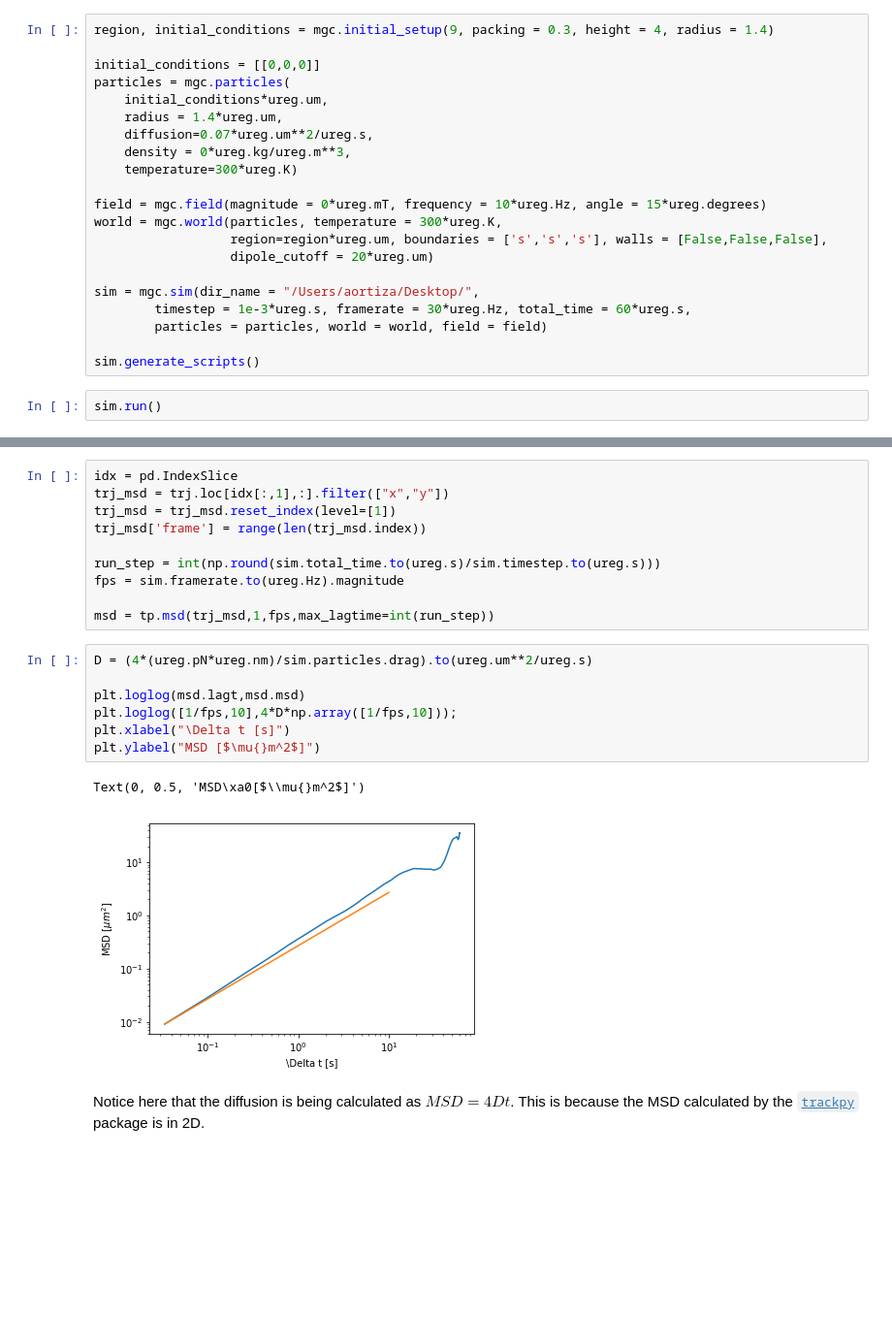
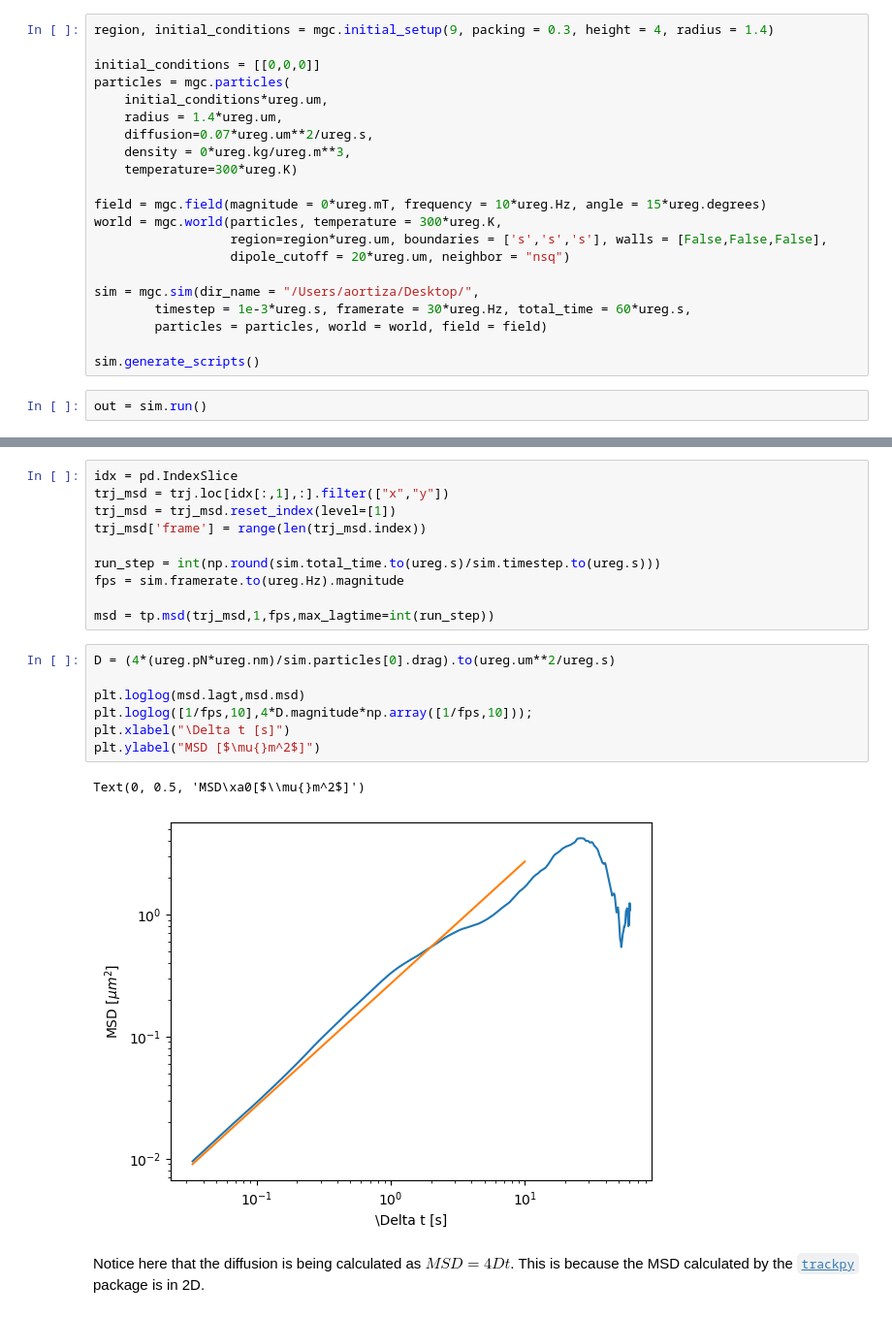
Before and after one commit to aortiza/magcolloids, a Jupyter notebook: docs/source/Walkthrough.ipynb, the cells around one changed output, grey strips where cells are left out. Shown at 97% size. Cells and saved outputs as stored; diff of their text form; blank space fills up the shorter version.

```diff
--- a/docs/source/Walkthrough.ipynb
+++ b/docs/source/Walkthrough.ipynb
@@ -158,15 +160,15 @@ particles = mgc.particles(
 field = mgc.field(magnitude = 0*ureg.mT, frequency = 10*ureg.Hz, angle = 15*ureg.degrees)
 world = mgc.world(particles, temperature = 300*ureg.K,
                   region=region*ureg.um, boundaries = ['s','s','s'], walls = [False,False,False],
-                  dipole_cutoff = 20*ureg.um)
+                  dipole_cutoff = 20*ureg.um, neighbor = "nsq")
 
 sim = mgc.sim(dir_name = "/Users/aortiza/Desktop/",
         timestep = 1e-3*ureg.s, framerate = 30*ureg.Hz, total_time = 60*ureg.s,
         particles = particles, world = world, field = field)
 
 sim.generate_scripts()
-# %%
-sim.run()
+# %%
+out = sim.run()
 # %%
 sim.load()
 trj = sim.lazy_read[::]
@@ -198,15 +202,15 @@ fps = sim.framerate.to(ureg.Hz).magnitude
 
 msd = tp.msd(trj_msd,1,fps,max_lagtime=int(run_step))
 # %%
-D = (4*(ureg.pN*ureg.nm)/sim.particles.drag).to(ureg.um**2/ureg.s)
+D = (4*(ureg.pN*ureg.nm)/sim.particles[0].drag).to(ureg.um**2/ureg.s)
 
 plt.loglog(msd.lagt,msd.msd)
-plt.loglog([1/fps,10],4*D*np.array([1/fps,10]));
+plt.loglog([1/fps,10],4*D.magnitude*np.array([1/fps,10]));
 plt.xlabel("\Delta t [s]")
 plt.ylabel("MSD [$\mu{}m^2$]")
 # %% [output]
 Text(0, 0.5, 'MSD\xa0[$\\mu{}m^2$]')
-[figure, old version]
+[figure, new version]
 # %% [markdown]
 Notice here that the diffusion is being calculated as $MSD = 4Dt$. This is because the MSD calculated by the [`trackpy`](https://soft-matter.github.io/trackpy/v0.3.2/tutorial/walkthrough.html) package is in 2D.
 # %% [markdown]
```
Also changed, not shown: parts of 15 cells of this notebook, 3 other files.
